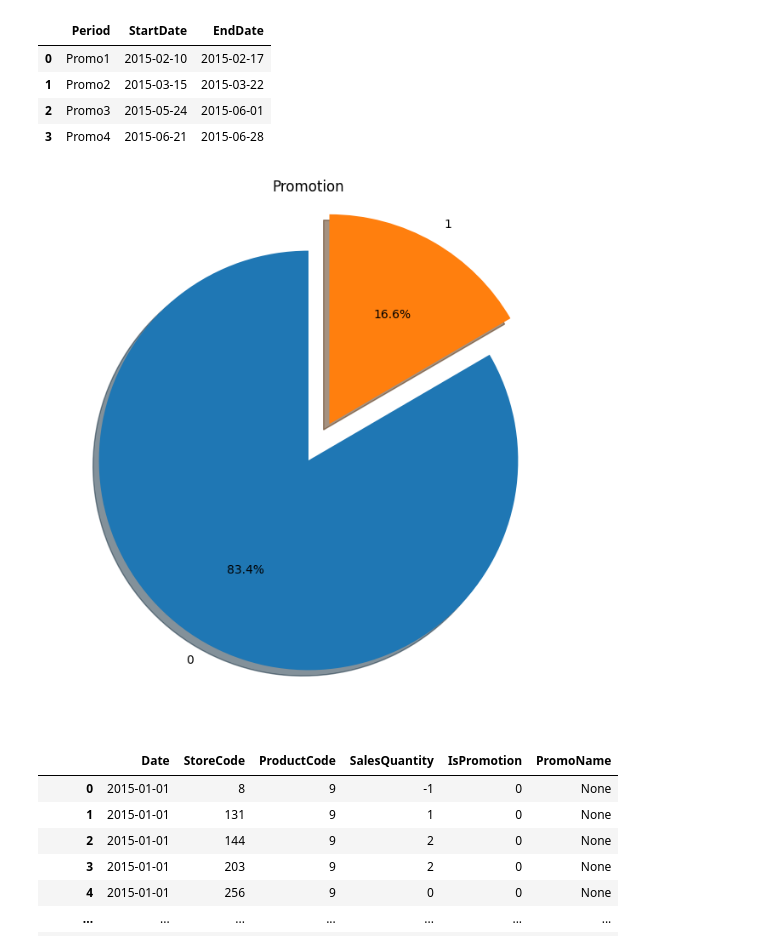
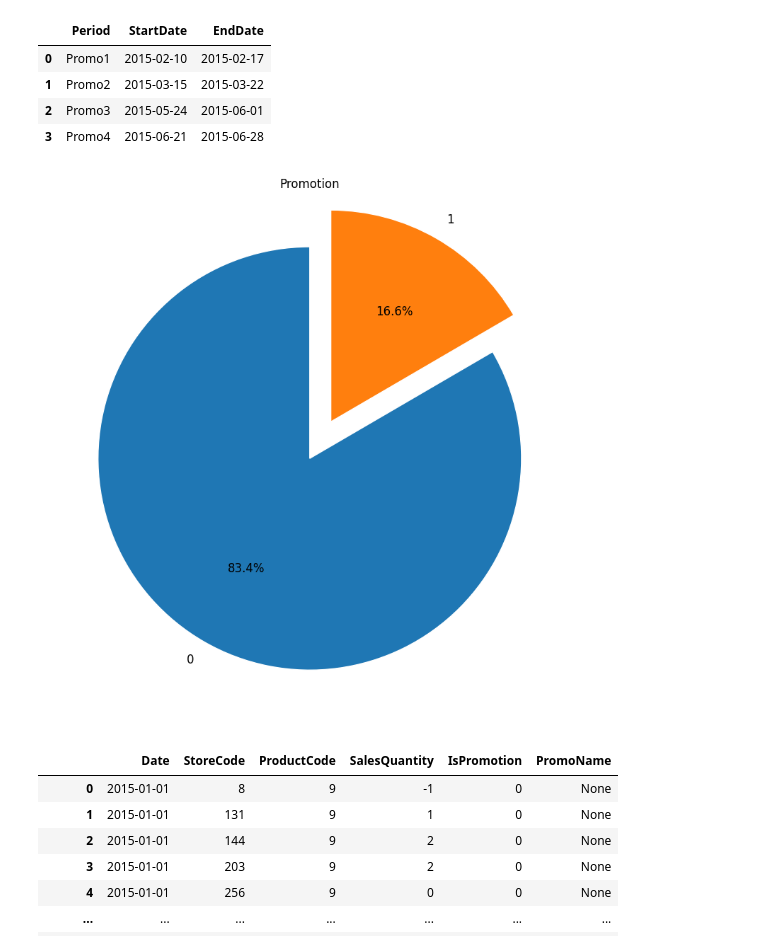
Before and after one commit to emrekaany/Promotion_Bump_DS_Case, a Jupyter notebook: promotion-bump.ipynb, the cells around one changed output. Cells and saved outputs as stored; diff of their text form; code cells hidden in the pictures.

Commit message:
Kaggle Notebook | Promotion Bump | Version 27

```diff
--- a/promotion-bump.ipynb
+++ b/promotion-bump.ipynb
@@ -148,24 +148,26 @@ df_a.loc[mask4, 'PromoName']   = 'Promo4'
 # %%
 import matplotlib.pyplot as plt
 
 # Plot setup
 fig, ax = plt.subplots(1, 1, figsize=(10, 8))
 
 # Pie chart — Promotion
-df_a['IsPromotion'].value_counts().plot.pie(
+df_a["IsPromotion"].value_counts().plot.pie(
     explode=[0, 0.2],
-    autopct='%1.1f%%',
-    shadow=True,
+    autopct="%1.1f%%",
     startangle=90,
-    ax=ax
+    wedgeprops={"linewidth": 1, "edgecolor": "white"},
+    textprops={"fontsize": 12},
+    ax=ax,
 )
 
-ax.set_title('Promotion')
-ax.set_ylabel('')
+ax.set_title("Promotion")
+ax.set_ylabel("")
 
+plt.tight_layout()
 plt.show()
 # %% [output]
-[figure, old version]
+[figure, new version]
 # %%
 df=df_a #full df definition
 df_a=df_a[df_a['IsPromotion']==0]
```
Also changed, not shown: parts of 19 cells of this notebook.
